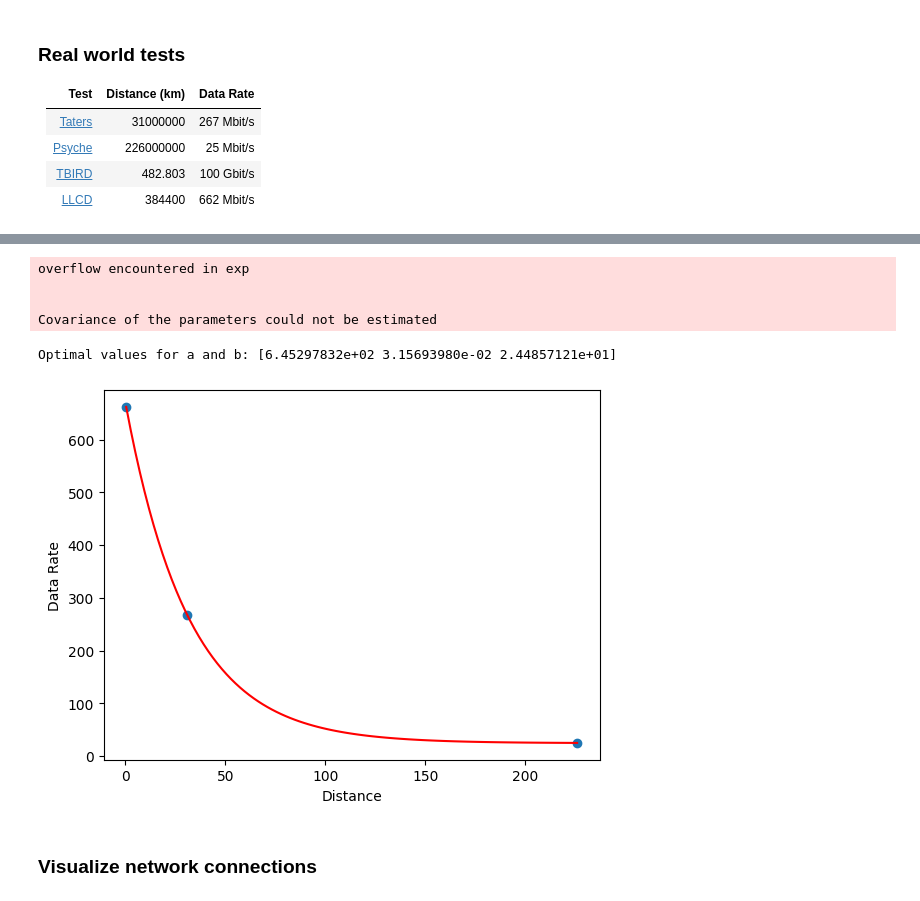
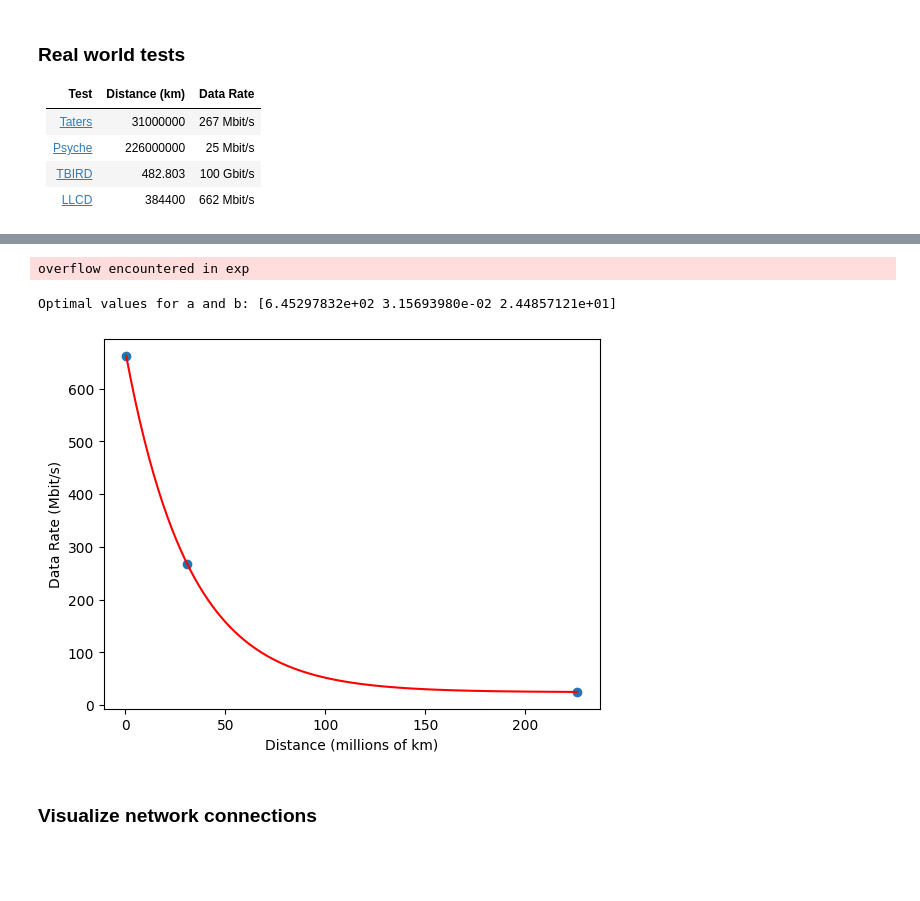
Before and after one commit to dyc3/sys-581-group-project, a Jupyter notebook: data/htmq/HTMQ_Node_placements_orbit_sim.ipynb, the cells around one changed output, grey strips where cells are left out. Drawn from its saved outputs; the diff is of its cells as text; code cells hidden in the pictures; blank space fills up the shorter version.

```diff
--- a/data/htmq/HTMQ_Node_placements_orbit_sim.ipynb
+++ b/data/htmq/HTMQ_Node_placements_orbit_sim.ipynb
@@ -288,34 +286,32 @@ model params [-2.25895449] 511806548.85304934
 # %%
 import numpy as np
 from scipy.optimize import curve_fit
 
 x = np.array(x, dtype=float) / 1e6
 y = np.array(y, dtype=float) / 1e6
 
 def func(x, a, b, c):
   return a * np.exp(b * -x) + c
 
 popt, pcov = curve_fit(func, x, y)
 
 print("Optimal values for a and b:", popt)
 
 more_x = np.linspace(x.min(), x.max(), 100)
 # Generate the curve using the fitted parameters
 y_pred = func(more_x, *popt)
 
 # Plot the data and the fitted curve
 plt.scatter(x, y)
 plt.plot(more_x, y_pred, color='red')
-plt.xlabel('Distance')
-plt.ylabel('Data Rate')
+plt.xlabel('Distance (millions of km)')
+plt.ylabel('Data Rate (Mbit/s)')
+plt.savefig("htmq-data-rate-estimation.svg")
 plt.show()
 # %% [output]
 overflow encountered in exp
-
-
-Covariance of the parameters could not be estimated
 Optimal values for a and b: [6.45297832e+02 3.15693980e-02 2.44857121e+01]
-[figure, old version]
+[figure, new version]
 # %%
 from functools import lru_cache, reduce
 from typing import TypeVar
```
Also changed, not shown: parts of 9 cells of this notebook, 3 other files.
